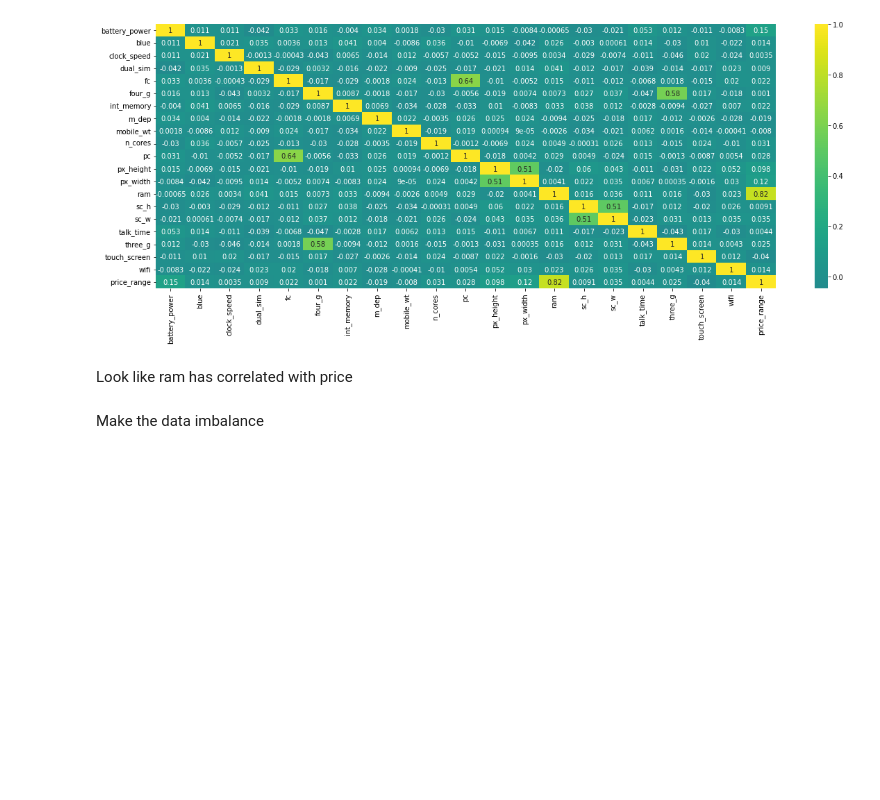
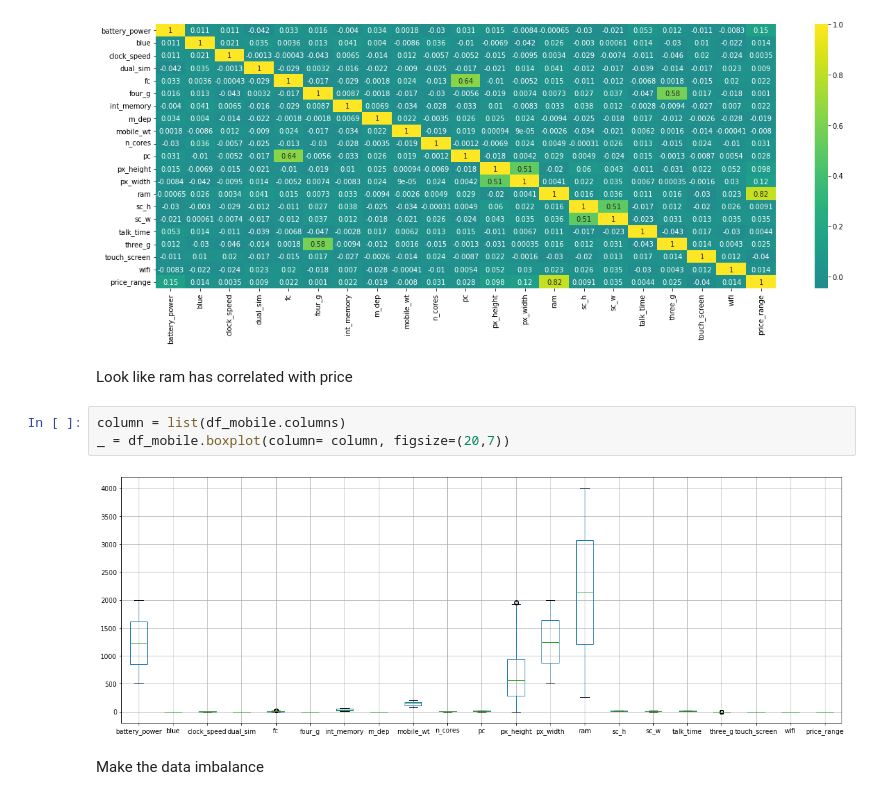
Before and after one commit to ThakdanaiSaelee/Assignment_CE888, a Jupyter notebook: Assignment.ipynb, the cells around one changed output. Cells and saved outputs as stored; diff of their text form; blank space fills up the shorter version.

```diff
--- a/Assignment.ipynb
+++ b/Assignment.ipynb
@@ -73,6 +73,11 @@ ax = sns.heatmap(correlations, annot=True, center=0,  cmap="viridis")
 [figure]
 # %% [markdown]
 Look like ram has correlated with price
+# %%
+column = list(df_mobile.columns)
+_ = df_mobile.boxplot(column= column, figsize=(20,7))
+# %% [output]
+[figure, added]
 # %% [markdown]
 Make the data imbalance
 # %%
```
